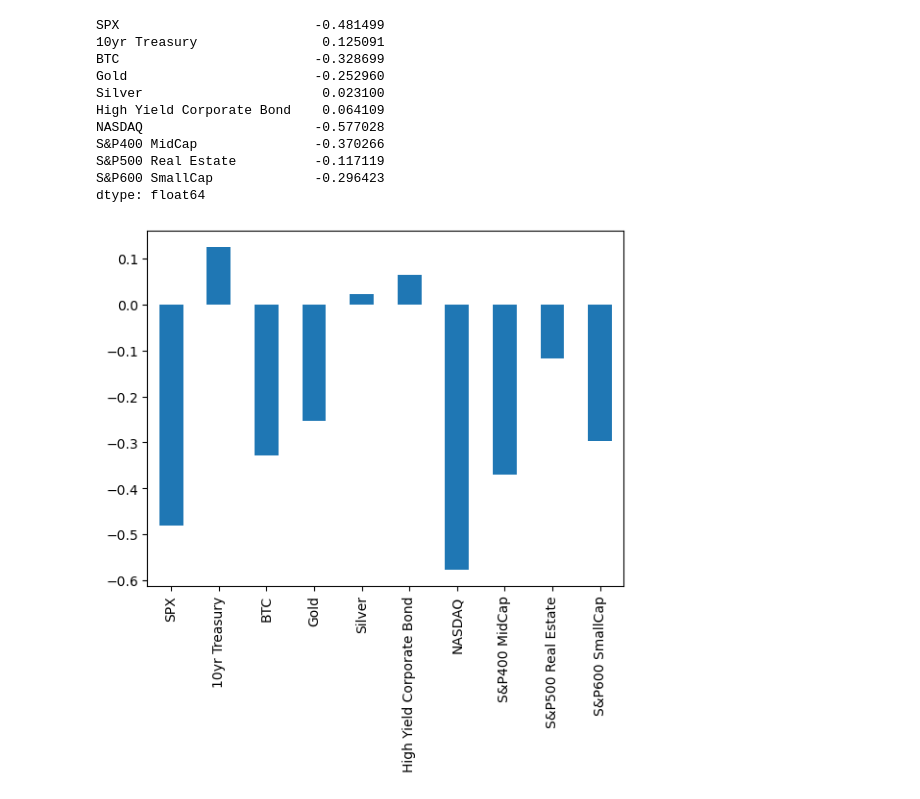
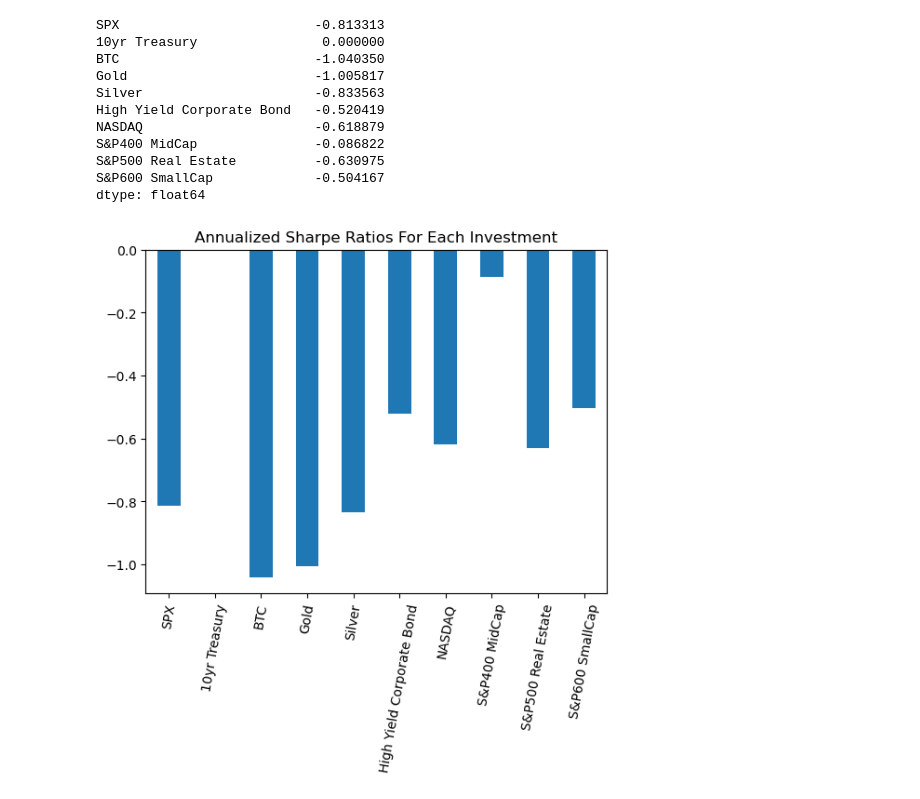
Before and after one commit to Graci98/Group-1, a Jupyter notebook: investment_analysis.ipynb, the cells around one changed output. Cells and saved outputs as stored; diff of their text form; code cells hidden in the pictures.

```diff
--- a/investment_analysis.ipynb
+++ b/investment_analysis.ipynb
@@ -326,7 +339,6 @@ silver_daily_returns.head()
 # Calculate daily returns for S&P 500 Real Estate
 real_estate_daily_returns = real_estate_data.pct_change()
 real_estate_daily_returns = real_estate_daily_returns.rename(columns={"Close": "S&P500 Real Estate"})
-real_estate_daily_returns = real_estate_daily_returns.sort_index(ascending=False)
 real_estate_daily_returns.head()
 # %% [output]
 |  | S&P500 Real Estate |
@@ -340,8 +352,7 @@ real_estate_daily_returns.head()
 # Calculate daily returns for Bitcoin
 bitcoin_daily_returns = bitcoin_data.pct_change()
 bitcoin_daily_returns = bitcoin_daily_returns.rename(columns={"Close": "BTC"})
-bitcoin_daily_returns = bitcoin_daily_returns.sort_index(ascending=False)
-bitcoin_daily_returns.head()
+bitcoin_daily_returns.sample()
 # %% [output]
 |  | BTC |
 | Date |  |
@@ -404 +436,28 @@ High Yield Corporate Bond    0.006272
 dtype: float64
+# %%
+# Plot the Normal Distributions of Each Investment
+joined_data["BTC"] = np.random.normal(scale=0.5, size=3188)
+joined_data["10yr Treasury"] = np.random.normal(scale=0.5, size=3188)
+joined_data["Silver"] = np.random.normal(scale=0.5, size=3188)
+joined_data["S&P600 SmallCap"] = np.random.normal(scale=0.5, size=3188)
+joined_data["NASDAQ"] = np.random.normal(scale=0.5, size=3188)
+joined_data["S&P500 Real Estate"] = np.random.normal(scale=0.5, size=3188)
+joined_data["S&P400 MidCap"] = np.random.normal(scale=0.5, size=3188)
+joined_data["SPX"] = np.random.normal(scale=0.5, size=3188)
+joined_data["Gold"] = np.random.normal(scale=0.5, size=3188)
+joined_data["High Yield Corporate Bond"] = np.random.normal(scale=0.5, size=3188)
+
+portfolio_std = pd.DataFrame({
+    "BTC": joined_data["BTC"],
+    "10yr Treasury": joined_data["10yr Treasury"],
+    "Silver": joined_data["Silver"],
+    "S&P600 SmallCap": joined_data["S&P600 SmallCap"],
+    "NASDAQ": joined_data["NASDAQ"],
+    "S&P500 Real Estate": joined_data["S&P500 Real Estate"],
+    "S&P400 MidCap": joined_data["S&P400 MidCap"],
+    "SPX": joined_data["SPX"],
+    "Gold": joined_data["Gold"],
+    "High Yield Corporate Bond": joined_data["High Yield Corporate Bond"]
+})
+
+portfolio_std.plot.hist(stacked=True, bins=200, alpha=0.8, figsize=(10,8), title="Normal Distributions of Assets Over The Past 10-15 Years", xlabel="Standard Deviation");
@@ -480,23 +565,27 @@ joined_beta.plot.bar(
 # %%
 ## Sharpe Ratios
 # %%
-# Calculate annualized sharpe ratios
-sharpe_ratios = (joined_data.mean()*252) / (joined_data.std() * np.sqrt(252))
+# Calculate annualized sharpe ratios using the 10yr Treasury as the "Risk-free" rate
+sharpe_ratios = ((joined_data.mean()-joined_data['10yr Treasury'].mean()) * 252) / (joined_data.std() * np.sqrt(252))
 sharpe_ratios
 # %% [output]
-SPX                         -0.481499
-10yr Treasury                0.125091
-BTC                         -0.328699
-Gold                        -0.252960
-Silver                       0.023100
-High Yield Corporate Bond    0.064109
-NASDAQ                      -0.577028
-S&P400 MidCap               -0.370266
-S&P500 Real Estate          -0.117119
-S&P600 SmallCap             -0.296423
+SPX                         -0.813313
+10yr Treasury                0.000000
+BTC                         -1.040350
+Gold                        -1.005817
+Silver                      -0.833563
+High Yield Corporate Bond   -0.520419
+NASDAQ                      -0.618879
+S&P400 MidCap               -0.086822
+S&P500 Real Estate          -0.630975
+S&P600 SmallCap             -0.504167
 dtype: float64
 # %%
-# Plot the sharpe ratios
-sharpe_ratios.plot(kind='bar');
+# Plot the annualized sharpe ratios
+sharpe_ratios.plot(
+    kind='bar',
+    title="Annualized Sharpe Ratios For Each Investment",
+    rot = 80
+);
 # %% [output]
-[figure, old version]
+[figure, new version]
```
Also changed, not shown: parts of 38 cells of this notebook, 3 other files.
